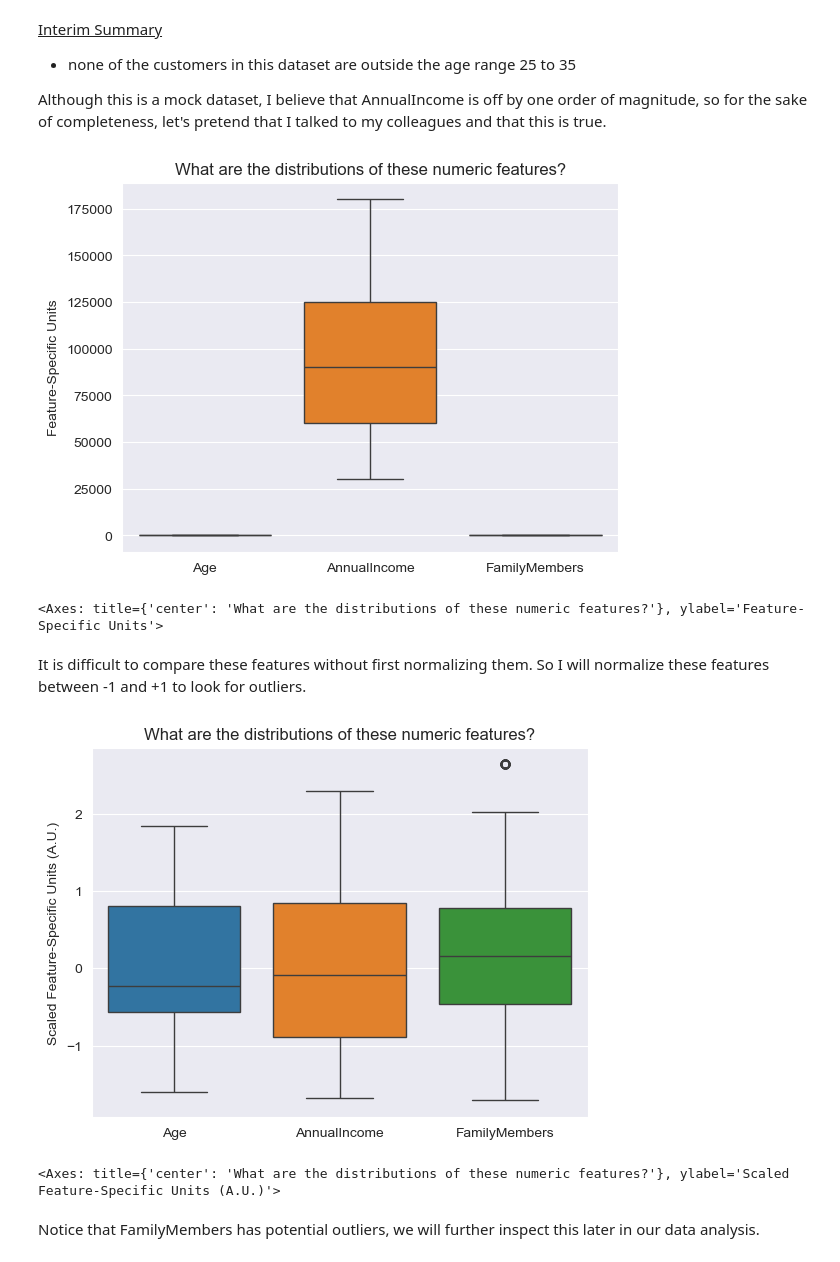
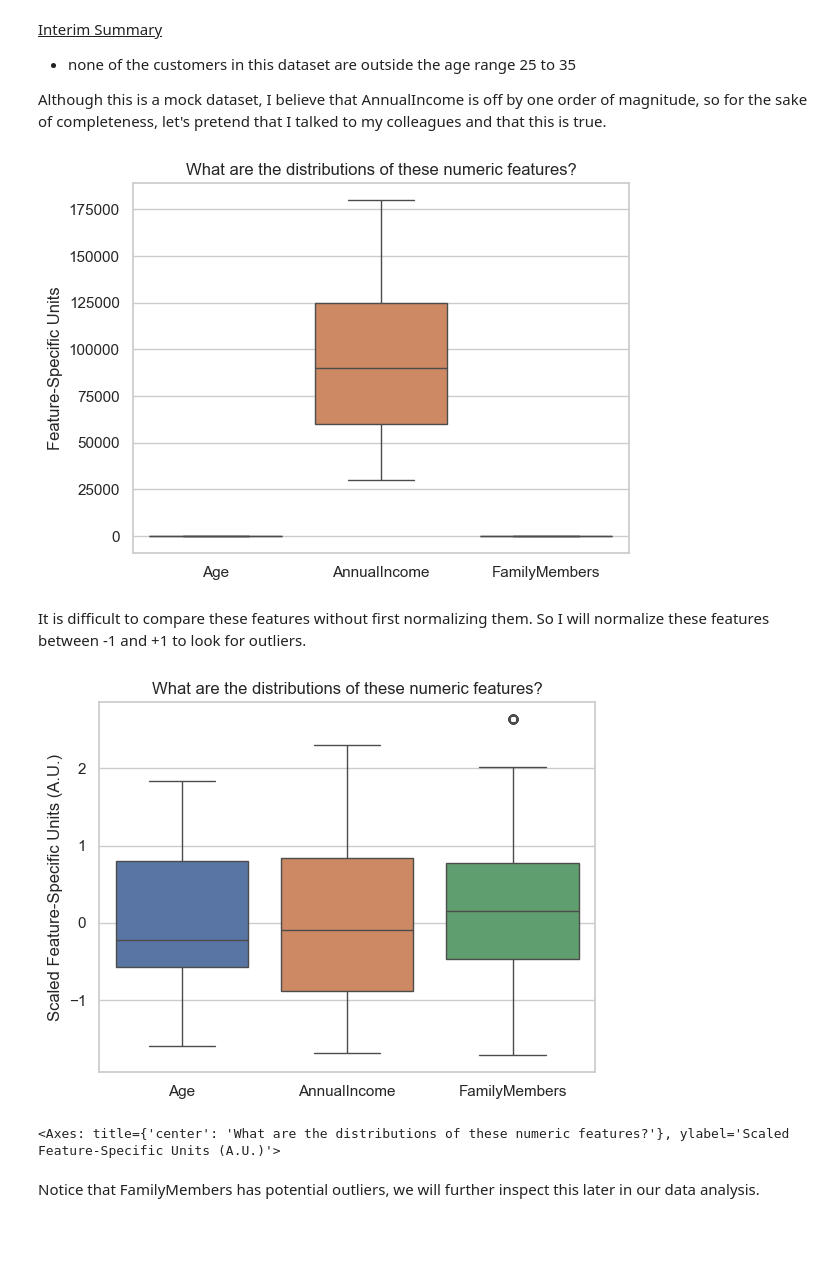
Before and after one commit to migueldiazacevedo/travel_insurance_prediction, a Jupyter notebook: TravelInsurancePrediction.ipynb, the cells around one changed output. Saved outputs shown, nothing was run; the diff lists cells and outputs as text; code cells hidden in the pictures; blank space fills up the shorter version.

Commit message:
added updated notebook requirements and readme
Cleaned up content of TravelInsurancePrediction.ipynb, requirements.txt, and README.md

```diff
--- a/TravelInsurancePrediction.ipynb
+++ b/TravelInsurancePrediction.ipynb
@@ -72,6 +74,8 @@ from utils.stat import (
     bootstrap_confidence_interval_two_means,
     mean_diff_permutation,
 )
+# %%
+sns.set_theme(context="notebook", style="whitegrid")
 # %% [markdown]
 **import data**
 
@@ -79,5 +90,5 @@ _note: Make sure TravelInsurancePrediction.csv is available on the current path
 # %%
-path = "TravelInsurancePrediction.csv"
+path = "./data/TravelInsurancePrediction.csv"
 travel_insurance_df = pd.read_csv(path, index_col=0)
 travel_insurance_df.head()
 # %% [output]
@@ -205,14 +216,13 @@ travel_insurance_numerical_df["AnnualIncome"] = (
 )
 travel_insurance_df["AnnualIncome"] = travel_insurance_numerical_df["AnnualIncome"]
 # %%
-plot_numeric_feature_boxplot(
+ax = plot_numeric_feature_boxplot(
     travel_insurance_numerical_df,
     y_label="Feature-Specific Units",
     title="What are the distributions of these numeric features?",
 )
 # %% [output]
-[figure, old version]
+[figure, new version]
-<Axes: title={'center': 'What are the distributions of these numeric features?'}, ylabel='Feature-Specific Units'>
 # %% [markdown]
 It is difficult to compare these features without first normalizing them. So I will normalize these features between -1 and +1 to look for outliers.
 # %%
@@ -229,7 +239,7 @@ plot_numeric_feature_boxplot(
     title="What are the distributions of these numeric features?",
 )
 # %% [output]
-[figure, old version]
+[figure, new version]
 <Axes: title={'center': 'What are the distributions of these numeric features?'}, ylabel='Scaled Feature-Specific Units (A.U.)'>
 # %% [markdown]
 Notice that FamilyMembers has potential outliers, we will further inspect this later in our data analysis.
```
Also changed, not shown: parts of 57 cells of this notebook, 2 other files.
